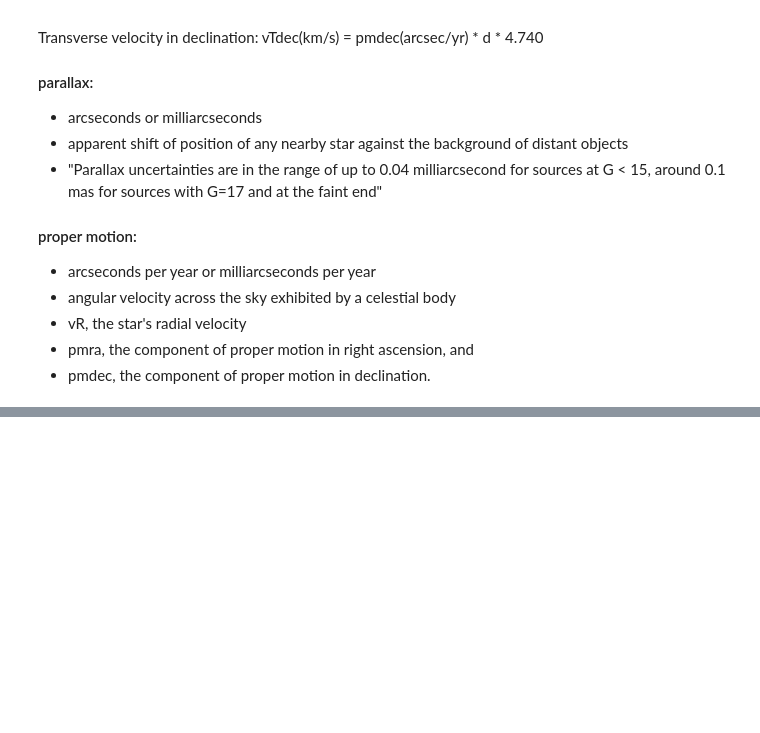
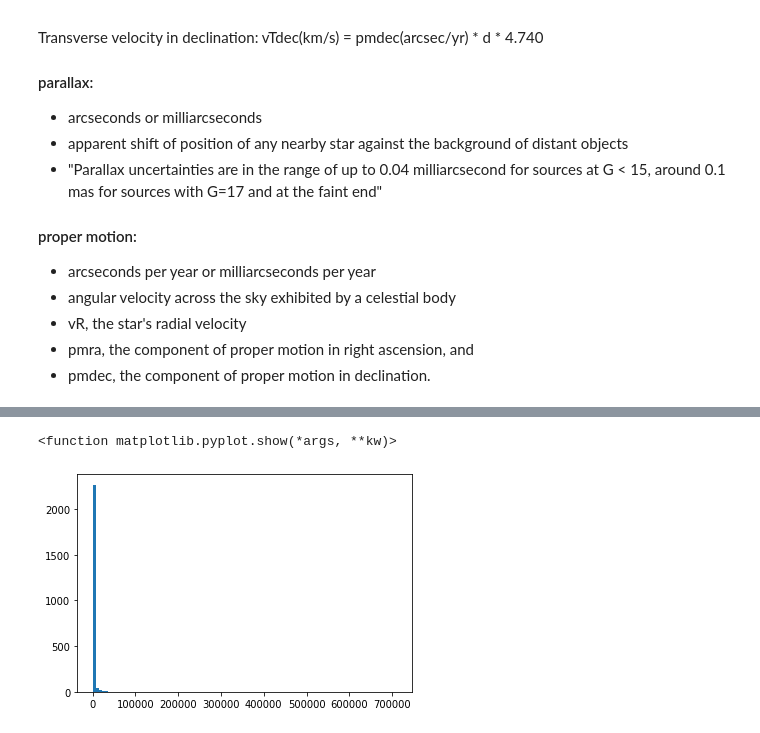
Before and after one commit to lauramv1832/Gaia, a Jupyter notebook: Gaia.ipynb, the cells around one changed output, grey strips where cells are left out. Drawn from its saved outputs; the diff is of its cells as text; code cells hidden in the pictures; blank space fills up the shorter version.

```diff
--- a/Gaia.ipynb
+++ b/Gaia.ipynb
@@ -173,0 +181,3 @@ How can parallax be greater than 1? If the closest star is >1pc away (so if para
+# %%
+data['parallax_arcsec'] = data['parallax'].apply(lambda x: x*.001)
+data.head(10)
@@ -173,0 +201,9 @@ How can parallax be greater than 1? If the closest star is >1pc away (so if para
+# %%
+def distance(x):
+    if x < 0:
+        return 0
+    else:
+        return 1/x
+
+data['distance_pc'] = data['parallax_arcsec'].apply(distance)
+data.tail(10)
@@ -173,0 +222,6 @@ How can parallax be greater than 1? If the closest star is >1pc away (so if para
+# %%
+plt.hist(data['distance_pc'], label='distance_pc', bins=100)
+plt.show
+# %% [output]
+<function matplotlib.pyplot.show(*args, **kw)>
+[figure, added]
```
Also changed, not shown: parts of 13 cells of this notebook, 1 other file.
